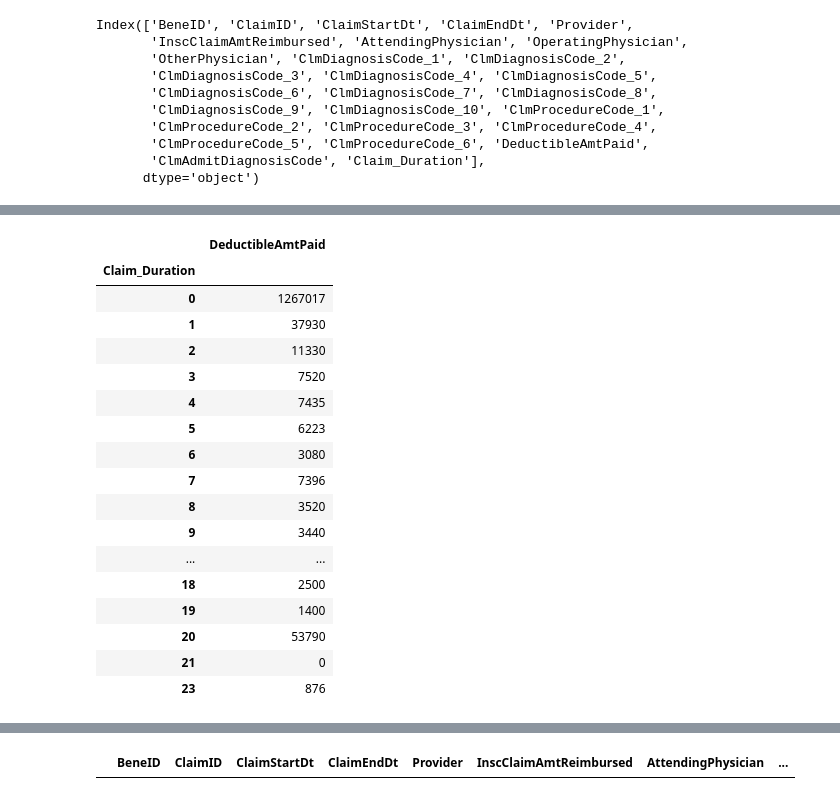
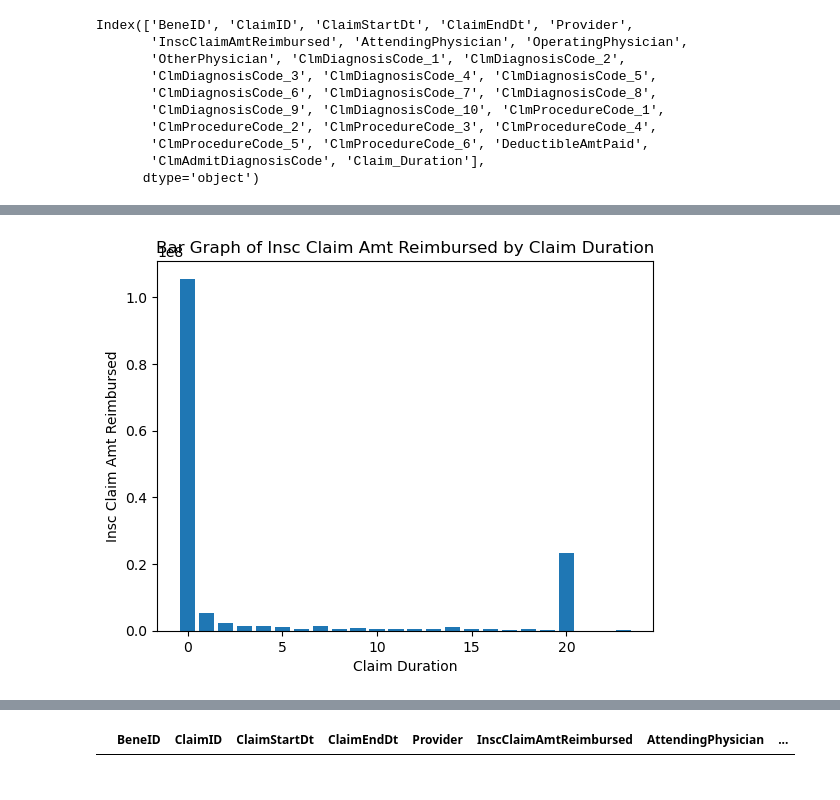
Before and after one commit to Jha-Ujjwal-1542/Fraud_Analysis, a Jupyter notebook: Fraud Data's.ipynb, the cells around one changed output, grey strips where cells are left out. Saved outputs shown, nothing was run; the diff lists cells and outputs as text; code cells hidden in the pictures.

```diff
--- a/Fraud Data's.ipynb
+++ b/Fraud Data's.ipynb
@@ -289,21 +300,11 @@ pd.DataFrame(train_outpatient_df.groupby(train_outpatient_df['Claim_Duration'])[
+# %%
+plt.bar(claim_insurance_claim_reim['Claim_Duration'], claim_insurance_claim_reim['InscClaimAmtReimbursed'])
+plt.xlabel('Claim Duration')
+plt.ylabel('Insc Claim Amt Reimbursed')
+plt.title('Bar Graph of Insc Claim Amt Reimbursed by Claim Duration')
+plt.show()
+# %% [output]
+[figure, added]
 # %%
-pd.DataFrame(train_outpatient_df.groupby(train_outpatient_df['Claim_Duration'])['DeductibleAmtPaid'].sum())
+claim_group_DeductibleAmtPaid = pd.DataFrame(train_outpatient_df.groupby(train_outpatient_df['Claim_Duration'])['DeductibleAmtPaid'].sum())
+claim_group_DeductibleAmtPaid = claim_group_DeductibleAmtPaid.reset_index()
-# %% [output]
-|  | DeductibleAmtPaid |
-| Claim_Duration |  |
-| 0 | 1267017 |
-| 1 | 37930 |
-| 2 | 11330 |
-| 3 | 7520 |
-| 4 | 7435 |
-| 5 | 6223 |
-| 6 | 3080 |
-| 7 | 7396 |
-| 8 | 3520 |
-| 9 | 3440 |
-| ... | ... |
-| 18 | 2500 |
-| 19 | 1400 |
-| 20 | 53790 |
-| 21 | 0 |
-| 23 | 876 |
```
Also changed, not shown: parts of 34 cells of this notebook.
